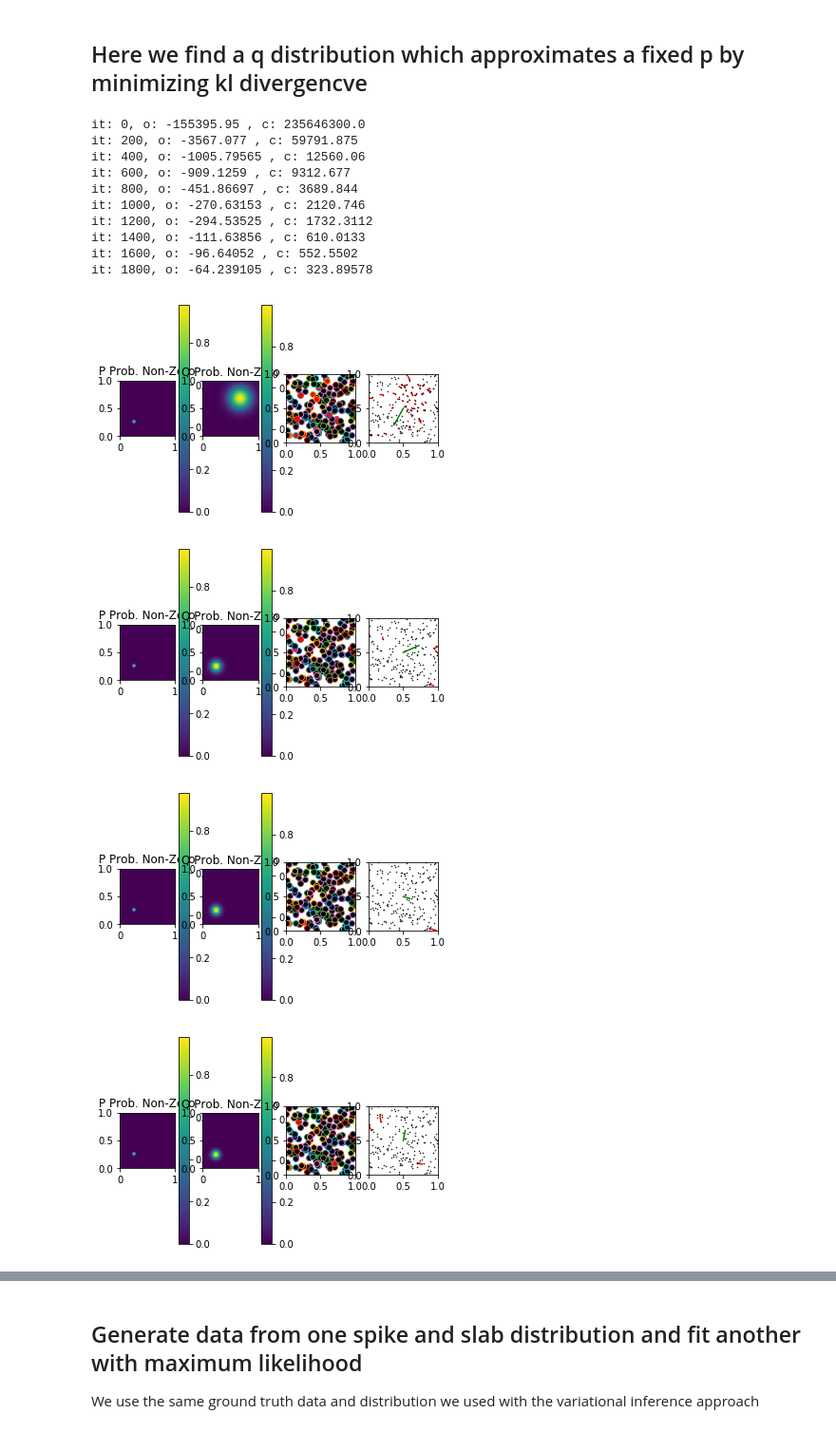
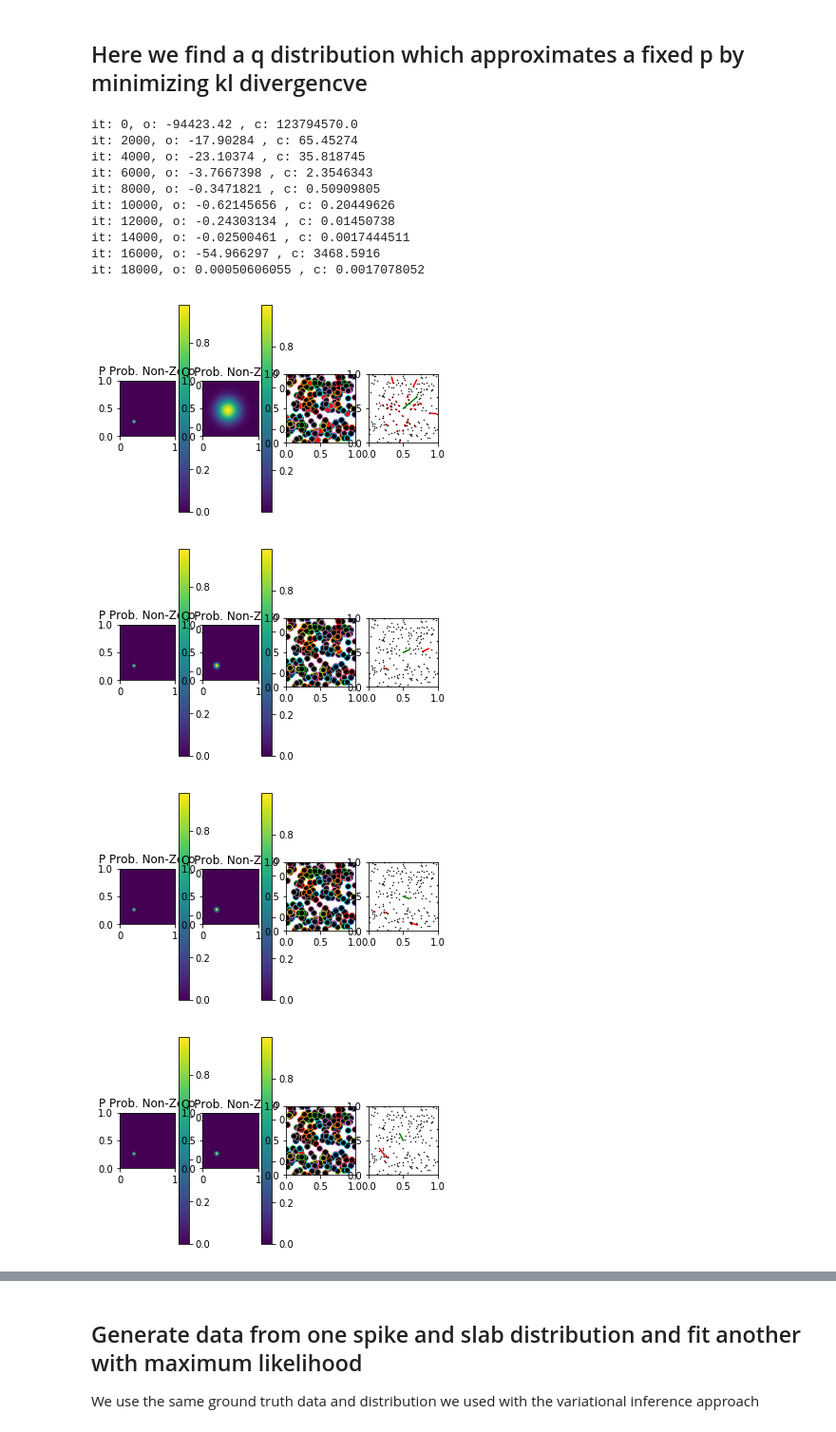
Before and after one commit to wbishopJanelia/janelia_core, a Jupyter notebook: development/discrete_kl_fitting.ipynb, the cells around one changed output, grey strips where cells are left out. Shown at 95% size. Saved outputs shown, nothing was run; the diff lists cells and outputs as text; code cells hidden in the pictures.

```diff
--- a/development/discrete_kl_fitting.ipynb
+++ b/development/discrete_kl_fitting.ipynb
@@ -25,7 +25,8 @@ from multiple_subject_vae_2 import visualize_spike_slab_distribution
 ## Generate neuron properties for all of the simulations below
 # %%
 # Properties of neurons we condition on
-neuron_props = torch.zeros(2000, 2).uniform_()
+n_neurons = 2000
+neuron_props = torch.zeros(n_neurons, 2).uniform_()
 # %% [markdown]
 ## Here we find a q distribution which approximates a fixed p by minimizing kl divergencve
 # %%
@@ -36,7 +37,7 @@ neuron_props = torch.zeros(2000, 2).uniform_()
 
 # Bernoulli distributions which change probabilities condition on neuron properties
 p_log_prob_fcn = LogBumpFcn(2)
-p_log_prob_fcn.log_gain_vl.v.data = torch.tensor([1000.0])
+p_log_prob_fcn.log_gain_vl.v.data = torch.tensor([10.0])
 p_log_prob_fcn.ctr.data = torch.tensor([.25, .25])
 p_log_prob_fcn.ctr_stds.v.data = torch.tensor([-4.0, -4.0])
 p = BernoulliCondDistribution(p_log_prob_fcn)
@@ -44,7 +45,7 @@ p = BernoulliCondDistribution(p_log_prob_fcn)
 q_log_prob_fcn = LogBumpFcn(2, f_type='exp')
 q_log_prob_fcn.ctr_stds.v.data = torch.tensor([-2.0, -2.0])
 q_log_prob_fcn.log_gain_vl.lower_bound = np.log(.002)
-q_log_prob_fcn.log_gain_vl.v.data = torch.tensor(100.0)
+q_log_prob_fcn.log_gain_vl.v.data = torch.tensor(200.0)
 
 q = BernoulliCondDistribution(q_log_prob_fcn)
 
@@ -59,8 +60,8 @@ c_net = torch.nn.Sequential(torch.nn.Linear(2, 2), torch.nn.ReLU(),
 #params = q.parameters()
 
 enforce_borders = True
-lower_border = .05
-upper_border = .95
+lower_border = 0.01
+upper_border = 0.99
 
 params = [{'params': q.log_prob_fcn.ctr_stds.parameters(), 'lr': .01},
           {'params': q.log_prob_fcn.log_gain_vl.parameters(), 'lr': .01},
@@ -69,8 +70,8 @@ params = [{'params': q.log_prob_fcn.ctr_stds.parameters(), 'lr': .01},
 optim = torch.optim.Adam(params=params, lr=.01)
 c_optim = torch.optim.Adam(params=c_net.parameters(), lr=.01)
 
-n_its = 2000
-batch_size = 2000 # Set this to more than the number of samples to have more Q samples than neurons
+n_its = 20000
+batch_size = n_neurons # Set this to more than the number of samples to have more Q samples than neurons
 o_vls = np.zeros(n_its)
 sum_l = np.zeros(n_its)
 l_log = [None]*n_its
@@ -87,6 +88,7 @@ for i in range(n_its):
     c = c_net(neuron_props[smp_inds,:]).squeeze()
 
     o = torch.sum((l- c.detach())*q.log_prob(neuron_props[smp_inds,:], smp_i))
+    #o = torch.sum(l*q.log_prob(neuron_props[smp_inds,:], smp_i))
 
     o.backward()
 
@@ -102,45 +104,45 @@ for i in range(n_its):
     if enforce_borders:
         with torch.no_grad():
             cur_c = q.log_prob_fcn.ctr.data.detach().numpy()
             cur_c[0] = np.min([np.max([cur_c[0], lower_border]), upper_border])
             cur_c[1] = np.min([np.max([cur_c[0], lower_border]), upper_border])
             q.log_prob_fcn.ctr.data = torch.from_numpy(cur_c)
 
     record_o = o.detach().numpy()
     record_c = c_obj.detach().numpy()
-    if i % 200 == 0:
+    if i % 2000 == 0:
         print('it: ' + str(i) + ', o: ' + str(record_o), ', c: ' + str(record_c))
         j_range = np.arange(0, neuron_props.shape[0], 10)
         l_d = l.detach().numpy()
         smp_i_plot = smp_i.detach().numpy()
 
         grads = np.zeros([len(j_range), 2])
         for j_i, j in enumerate(j_range):
             optim.zero_grad()
             with torch.no_grad():
                 l_j = (q.log_prob(neuron_props[j, :].unsqueeze(0), smp_i[j].unsqueeze(0)) -
                         p.log_prob(neuron_props[j, :].unsqueeze(0), smp_i[j].unsqueeze(0)))
 
             o_j = l_j*q.log_prob(neuron_props[j, :].unsqueeze(0), smp_i[j].reshape([1]))
             o_j.backward()
             grads[j_i,:] = q.log_prob_fcn.ctr.grad.data.numpy().copy()
 
         make_bernoulli_vi_debug_figure(q, p, smp_x=neuron_props[j_range], smp_y=smp_i_plot[j_range],
                                        grads=grads)
 
     o_vls[i] = record_o
 # %% [output]
-it: 0, o: -155395.95 , c: 235646300.0
-it: 200, o: -3567.077 , c: 59791.875
-it: 400, o: -1005.79565 , c: 12560.06
-it: 600, o: -909.1259 , c: 9312.677
-it: 800, o: -451.86697 , c: 3689.844
-it: 1000, o: -270.63153 , c: 2120.746
-it: 1200, o: -294.53525 , c: 1732.3112
-it: 1400, o: -111.63856 , c: 610.0133
-it: 1600, o: -96.64052 , c: 552.5502
-it: 1800, o: -64.239105 , c: 323.89578
+it: 0, o: -94423.42 , c: 123794570.0
+it: 2000, o: -17.90284 , c: 65.45274
+it: 4000, o: -23.10374 , c: 35.818745
+it: 6000, o: -3.7667398 , c: 2.3546343
+it: 8000, o: -0.3471821 , c: 0.50909805
+it: 10000, o: -0.62145656 , c: 0.20449626
+it: 12000, o: -0.24303134 , c: 0.01450738
+it: 14000, o: -0.02500461 , c: 0.0017444511
+it: 16000, o: -54.966297 , c: 3468.5916
+it: 18000, o: 0.00050606055 , c: 0.0017078052
-[figure, old version]
+[figure, new version]
-[figure, old version]
+[figure, new version]
-[figure, old version]
+[figure, new version]
-[figure, old version]
+[figure, new version]
```
Also changed, not shown: parts of 1 cell of this notebook.
